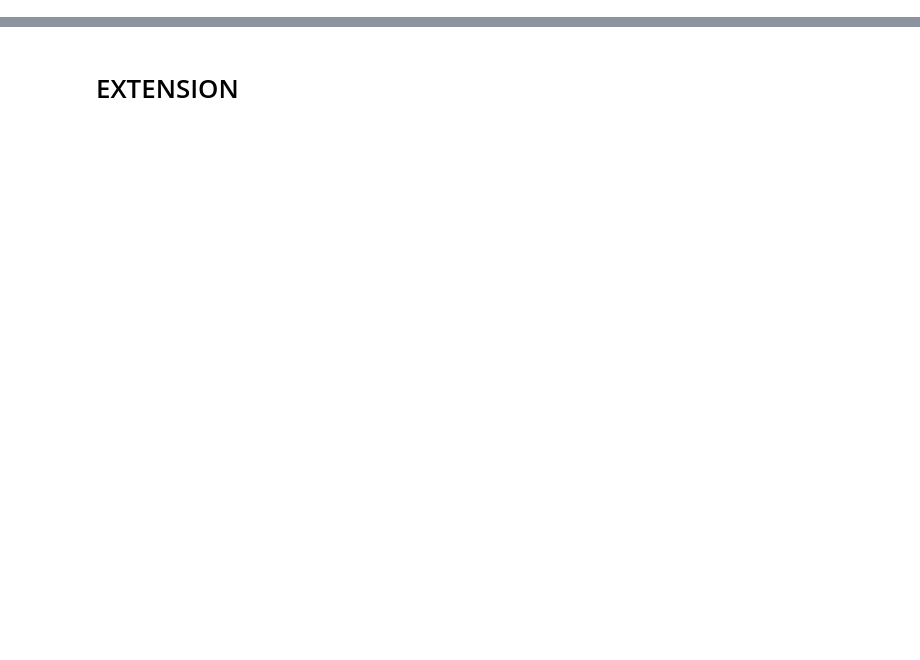
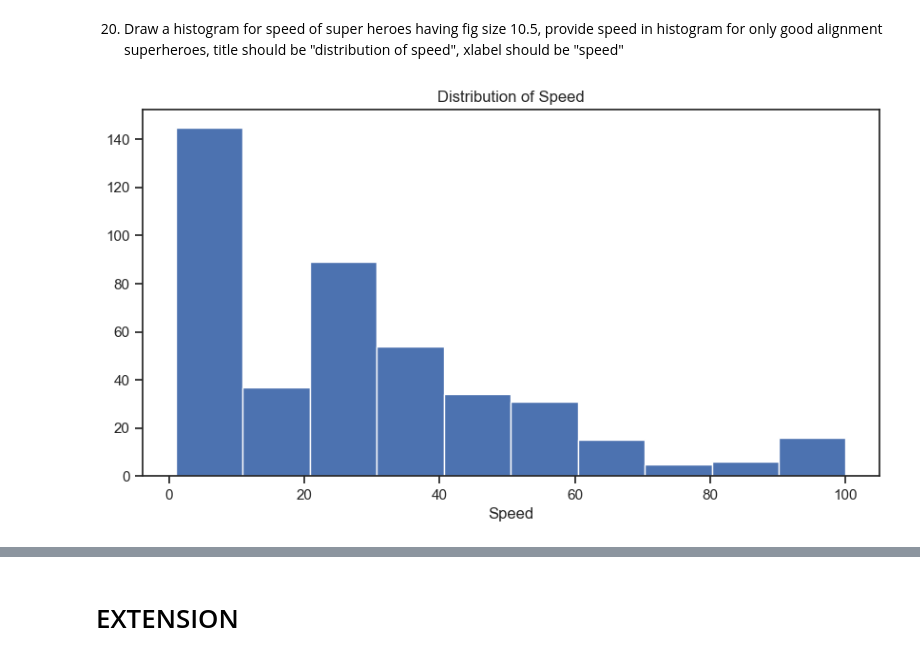
Before and after one commit to wanderingAviator/JUMPlus-Projects, a Jupyter notebook: project.ipynb, the cells around one changed output, grey strips where cells are left out. Drawn from its saved outputs; the diff is of its cells as text; code cells hidden in the pictures; blank space fills up the shorter version.

```diff
--- a/project.ipynb
+++ b/project.ipynb
@@ -261,0 +196,10 @@ realmadrid4.head(5)
+# %% [markdown]
+20. Draw a histogram for speed of super heroes having fig size 10.5, provide speed in histogram for only good alignment superheroes, title should be "distribution of speed", xlabel should be "speed"
+# %%
+plt.figure(figsize = (10,5))
+plt.title("Distribution of Speed")
+plt.xlabel("Speed")
+plt.hist(goodchars['Speed'])
+plt.show()
+# %% [output]
+[figure, added]
```
Also changed, not shown: parts of 141 cells of this notebook, 1 other file.
